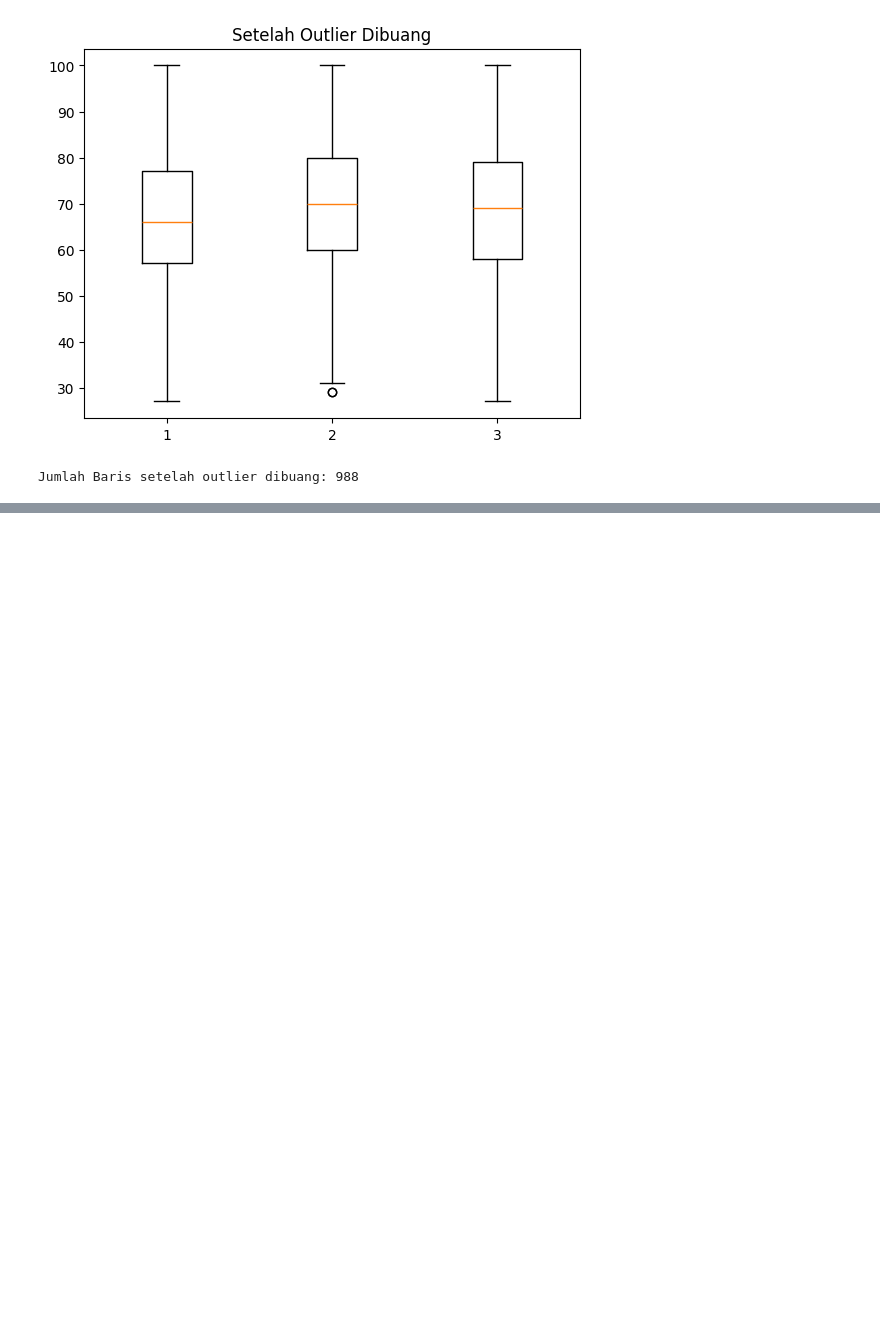
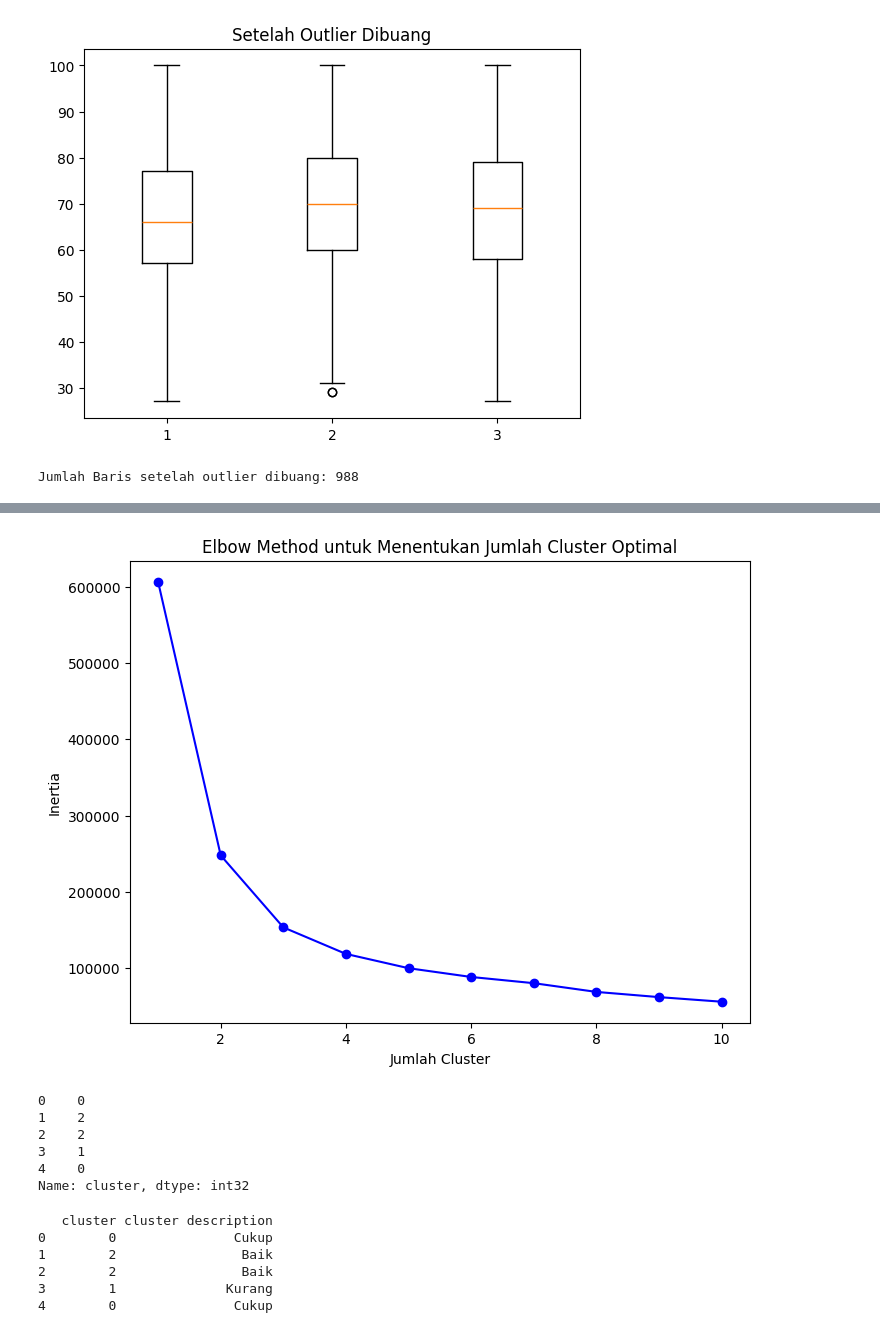
Before and after one commit to hendrii1/tubes_datmin, a Jupyter notebook: Model/model.ipynb, the cells around one changed output, grey strips where cells are left out. Saved outputs shown, nothing was run; the diff lists cells and outputs as text; code cells hidden in the pictures; blank space fills up the shorter version.

```diff
--- a/Model/model.ipynb
+++ b/Model/model.ipynb
@@ -195,0 +237,25 @@ df.to_csv('peforma_cleaned.csv', index=False)
+# %%
+from sklearn.cluster import KMeans
+import matplotlib.pyplot as plt
+
+# Menyiapkan data untuk clustering (menggunakan kolom numerik yang relevan)
+X = df[['math score', 'reading score', 'writing score']]  # Kolom yang digunakan untuk clustering
+
+# Mencari jumlah cluster optimal menggunakan Elbow Method
+Sum_of_squared_distances = []
+K = range(1, 11)  # Menguji jumlah cluster dari 1 hingga 10
+
+for k in K:
+    kmeans = KMeans(n_clusters=k, random_state=42)
+    kmeans = kmeans.fit(X)
+    Sum_of_squared_distances.append(kmeans.inertia_)
+
+# Visualisasi Elbow Method
+plt.figure(figsize=(8, 6))
+plt.plot(K, Sum_of_squared_distances, 'bo-')
+plt.title('Elbow Method untuk Menentukan Jumlah Cluster Optimal')
+plt.xlabel('Jumlah Cluster')
+plt.ylabel('Inertia')
+plt.show()
+# %% [output]
+[figure, added]
@@ -195,0 +264,19 @@ df.to_csv('peforma_cleaned.csv', index=False)
+# %%
+#Kolom Features
+X = df[["gender","parental level of education","test preparation course","math score","reading score","writing score","final score"]]
+
+#Training Model
+cluster_model = KMeans(n_clusters = 3, random_state = 24)
+labels = cluster_model.fit_predict(X)
+
+# Membuat Kolom baru bernama 'cluster',
+df_final = df
+df_final['cluster'] = labels
+print(df_final['cluster'].head())
+# %% [output]
+0    0
+1    2
+2    2
+3    1
+4    0
+Name: cluster, dtype: int32
@@ -195,0 +285,14 @@ df.to_csv('peforma_cleaned.csv', index=False)
+# %%
+cluster_description = ({0 : 'Cukup',
+                        1 : 'Kurang',
+                        2 : 'Baik'})
+
+df_final['cluster description'] = df_final['cluster'].map(cluster_description)
+print(df_final[['cluster','cluster description']].head())
+# %% [output]
+   cluster cluster description
+0        0               Cukup
+1        2                Baik
+2        2                Baik
+3        1              Kurang
+4        0               Cukup
```
Also changed, not shown: parts of 15 cells of this notebook, 2 other files.
